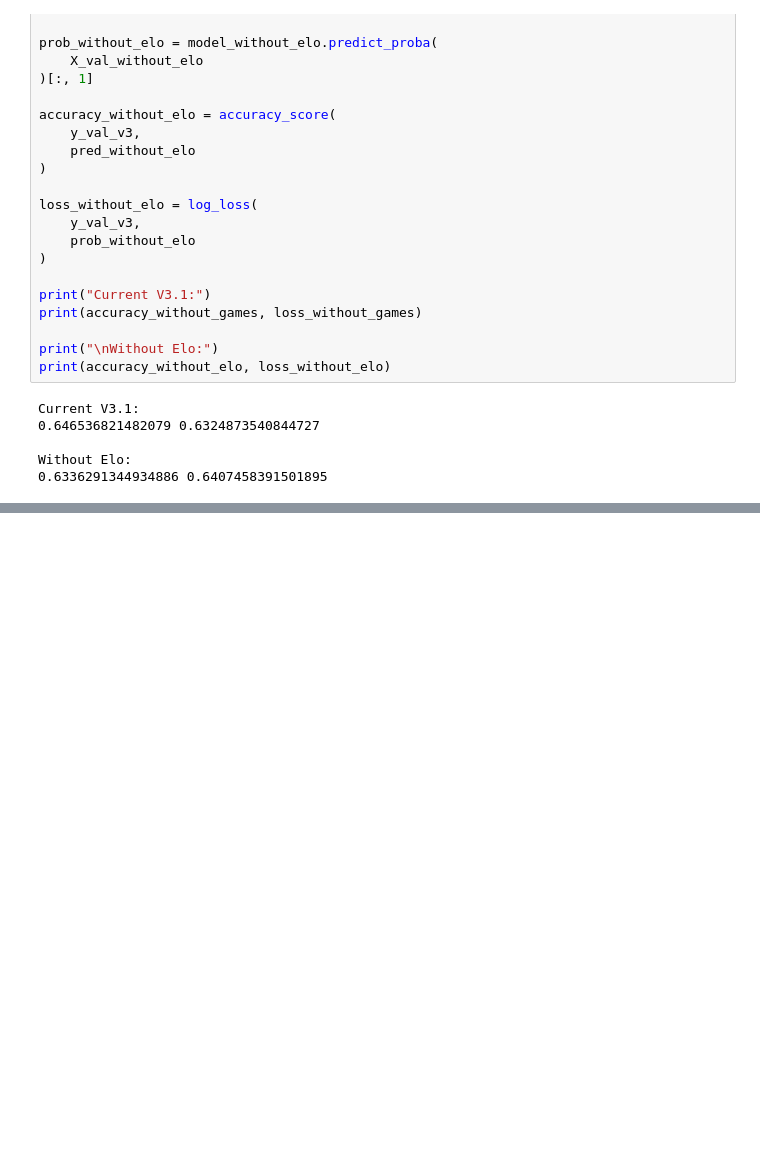
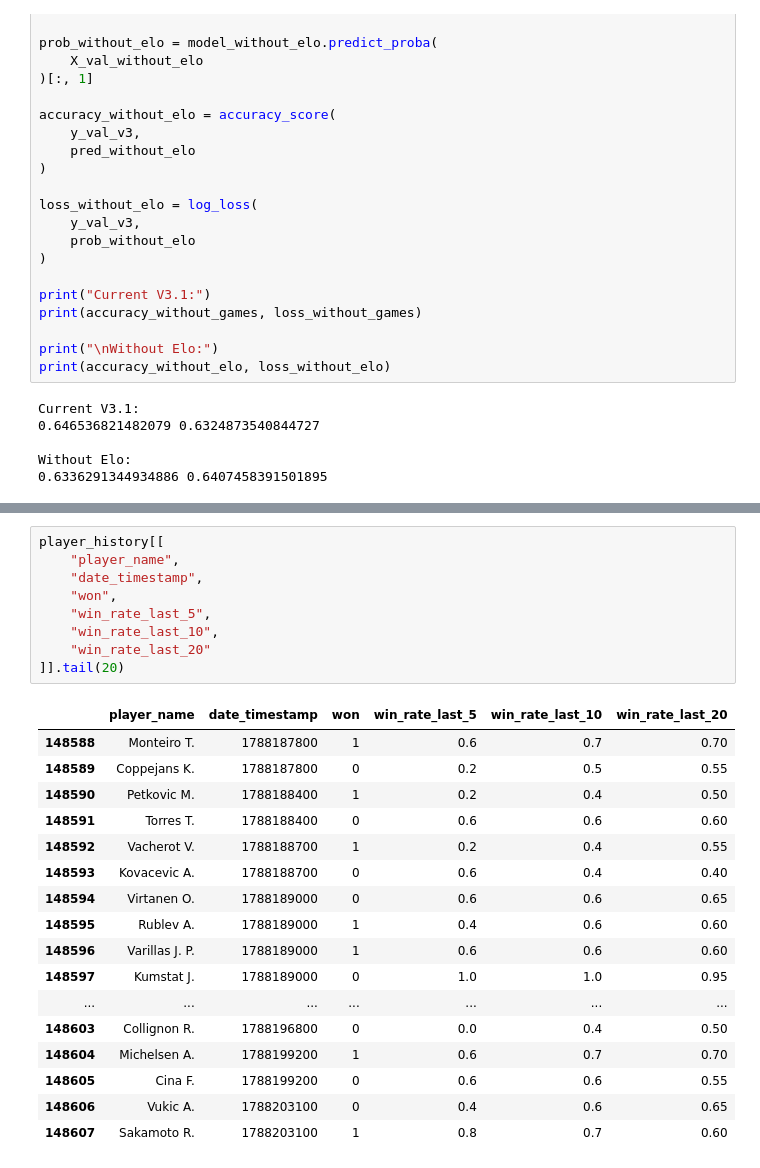
Before and after one commit to chirag330/Tennis-ML-Predictor---US-Open, a Jupyter notebook: Main.ipynb, the cells around one changed output, grey strips where cells are left out. Cells and saved outputs as stored; diff of their text form; blank space fills up the shorter version.

```diff
--- a/Main.ipynb
+++ b/Main.ipynb
@@ -2620,0 +2780,27 @@ Without Elo:
+# %%
+player_history[[
+    "player_name",
+    "date_timestamp",
+    "won",
+    "win_rate_last_5",
+    "win_rate_last_10",
+    "win_rate_last_20"
+]].tail(20)
+# %% [output]
+|  | player_name | date_timestamp | won | win_rate_last_5 | win_rate_last_10 | win_rate_last_20 |
+| 148588 | Monteiro T. | 1788187800 | 1 | 0.6 | 0.7 | 0.70 |
+| 148589 | Coppejans K. | 1788187800 | 0 | 0.2 | 0.5 | 0.55 |
+| 148590 | Petkovic M. | 1788188400 | 1 | 0.2 | 0.4 | 0.50 |
+| 148591 | Torres T. | 1788188400 | 0 | 0.6 | 0.6 | 0.60 |
+| 148592 | Vacherot V. | 1788188700 | 1 | 0.2 | 0.4 | 0.55 |
+| 148593 | Kovacevic A. | 1788188700 | 0 | 0.6 | 0.4 | 0.40 |
+| 148594 | Virtanen O. | 1788189000 | 0 | 0.6 | 0.6 | 0.65 |
+| 148595 | Rublev A. | 1788189000 | 1 | 0.4 | 0.6 | 0.60 |
+| 148596 | Varillas J. P. | 1788189000 | 1 | 0.6 | 0.6 | 0.60 |
+| 148597 | Kumstat J. | 1788189000 | 0 | 1.0 | 1.0 | 0.95 |
+| ... | ... | ... | ... | ... | ... | ... |
+| 148603 | Collignon R. | 1788196800 | 0 | 0.0 | 0.4 | 0.50 |
+| 148604 | Michelsen A. | 1788199200 | 1 | 0.6 | 0.7 | 0.70 |
+| 148605 | Cina F. | 1788199200 | 0 | 0.6 | 0.6 | 0.55 |
+| 148606 | Vukic A. | 1788203100 | 0 | 0.4 | 0.6 | 0.65 |
+| 148607 | Sakamoto R. | 1788203100 | 1 | 0.8 | 0.7 | 0.60 |
```
Also changed, not shown: parts of 10 cells of this notebook, 1 other file.
